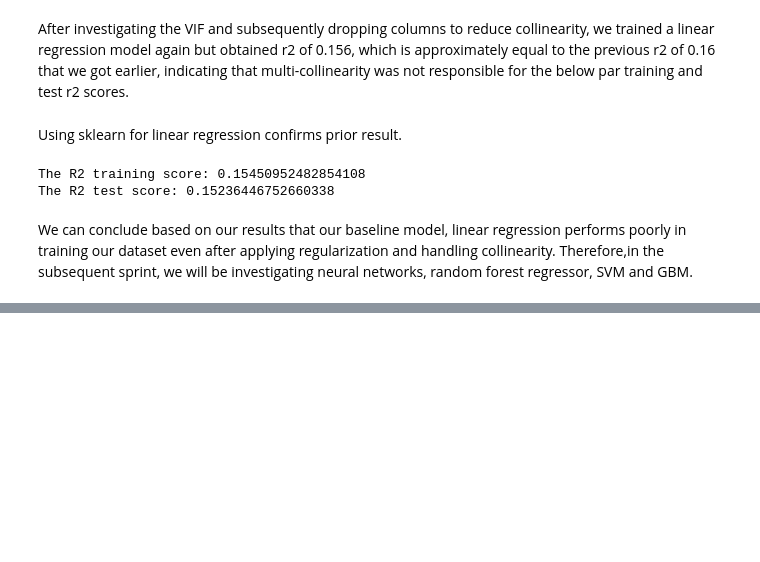
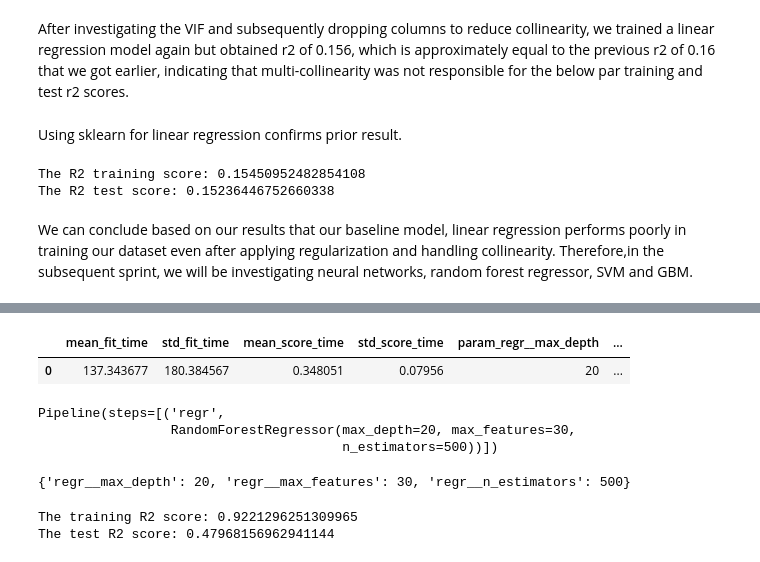
Before and after one commit to faisal9873/capstonerepo, a Jupyter notebook: capstoneSprint3.ipynb, the cells around one changed output, grey strips where cells are left out. Saved outputs shown, nothing was run; the diff lists cells and outputs as text; code cells hidden in the pictures; blank space fills up the shorter version.

```diff
--- a/capstoneSprint3.ipynb
+++ b/capstoneSprint3.ipynb
@@ -1106,0 +1123,26 @@ The test R2 score: 0.2847751310617511
+# %%
+# Separating our data into train and test data
+from sklearn.ensemble import RandomForestRegressor
+
+# Instantiate the model
+regr = RandomForestRegressor(n_estimators=500) # setting max features is not needed here as our dataset only has 2 features.
+
+estimators = [   ('regr', RandomForestRegressor())]
+
+pipe = Pipeline(estimators)
+
+params = {'regr__n_estimators': [500],
+           'regr__max_depth': [15, 20],
+          'regr__max_features': [30]
+         } #The nore the better
+
+grid_search = GridSearchCV(pipe, param_grid=params,cv=5, verbose=4)
+
+fittedgridrf = grid_search.fit(X_remainder, y_remainder)
+
+# Fit the model
+fittedgridrf.score(X_test, y_test)
+
+# Examine the training and test scores
+print(f'The training R2 score: {fittedgridrf.score(X_remainder, y_remainder)}')
+print(f'The test R2 score: {fittedgridrf.score(X_test, y_test)}')
@@ -1106,0 +1158,30 @@ The test R2 score: 0.2847751310617511
+# %%
+pd.DataFrame(fittedgridrf.cv_results_).sort_values(by='mean_test_score', ascending=False)
+# %% [output]
+|  | mean_fit_time | std_fit_time | mean_score_time | std_score_time | param_regr__max_depth | ... |
+| 0 | 137.343677 | 180.384567 | 0.348051 | 0.07956 | 20 | ... |
+# %%
+# Best estimator object
+fittedgridrf.best_estimator_
+# %% [output]
+Pipeline(steps=[('regr',
+                 RandomForestRegressor(max_depth=20, max_features=30,
+                                       n_estimators=500))])
+# %%
+# Best estimator params
+fittedgridrf.best_params_
+# %% [output]
+{'regr__max_depth': 20, 'regr__max_features': 30, 'regr__n_estimators': 500}
+# %%
+# Retraining with the best hyperparameter set
+
+rf = RandomForestRegressor(max_depth=20, max_features=30, n_estimators=500)
+
+rf.fit(X_remainder, y_remainder)
+
+# Examine the training and test scores
+print(f'The training R2 score: {rf.score(X_remainder, y_remainder)}')
+print(f'The test R2 score: {rf.score(X_test, y_test)}')
+# %% [output]
+The training R2 score: 0.9221296251309965
+The test R2 score: 0.47968156962941144
```
Also changed, not shown: parts of 33 cells of this notebook.
